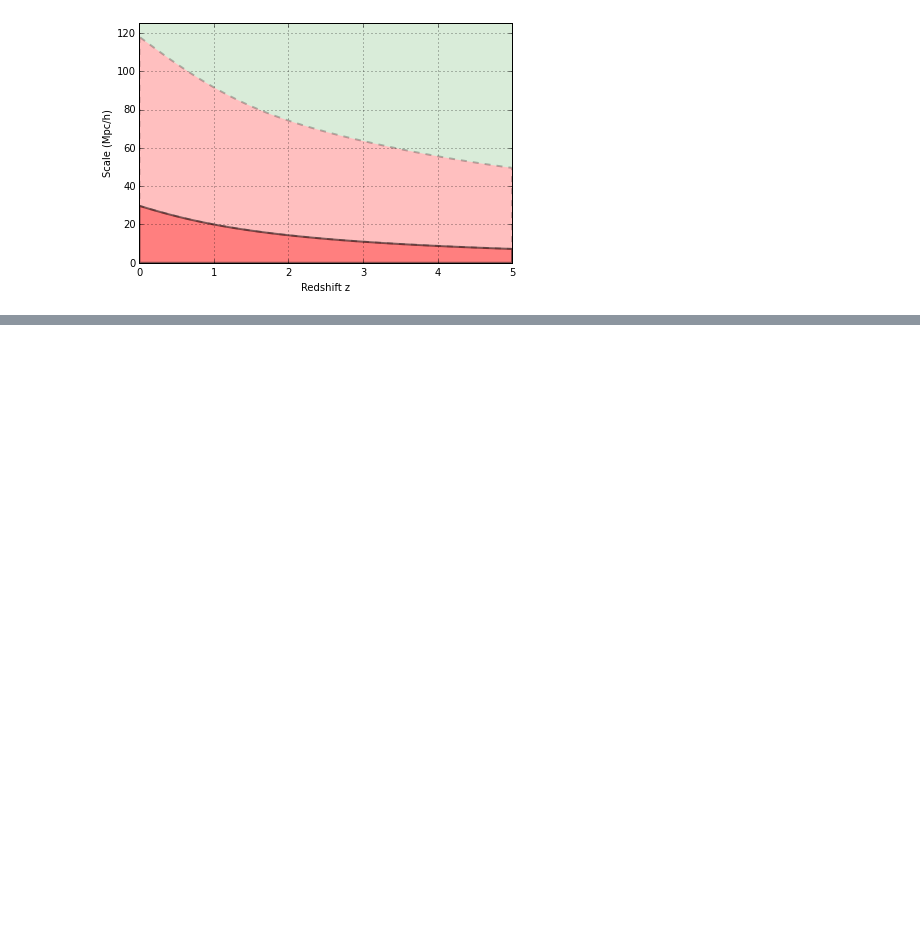
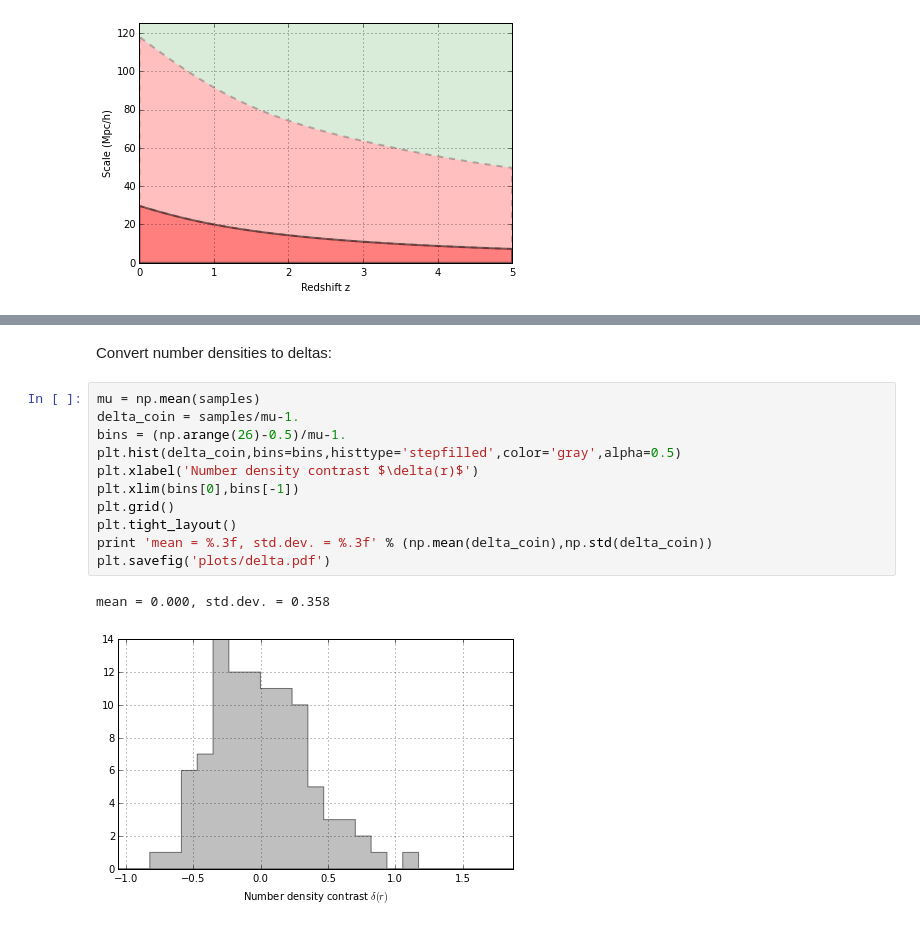
Before and after one commit to DarkEnergyScienceCollaboration/DESchool_LSS_Stats, a Jupyter notebook: LargeScaleStructureStatistics/LargeScaleStructureStatistics.ipynb, the cells around one changed output, grey strips where cells are left out. Cells and saved outputs as stored; diff of their text form; blank space fills up the shorter version.

```diff
--- a/LargeScaleStructureStatistics/LargeScaleStructureStatistics.ipynb
+++ b/LargeScaleStructureStatistics/LargeScaleStructureStatistics.ipynb
@@ -638,0 +662,16 @@ plt.savefig('plots/nonlinearity.pdf')
+# %% [markdown]
+Convert number densities to deltas:
+# %%
+mu = np.mean(samples)
+delta_coin = samples/mu-1.
+bins = (np.arange(26)-0.5)/mu-1.
+plt.hist(delta_coin,bins=bins,histtype='stepfilled',color='gray',alpha=0.5)
+plt.xlabel('Number density contrast $\delta(r)$')
+plt.xlim(bins[0],bins[-1])
+plt.grid()
+plt.tight_layout()
+print 'mean = %.3f, std.dev. = %.3f' % (np.mean(delta_coin),np.std(delta_coin))
+plt.savefig('plots/delta.pdf')
+# %% [output]
+mean = 0.000, std.dev. = 0.358
+[figure, added]
```
Also changed, not shown: parts of 4 cells of this notebook, 2 other files.
